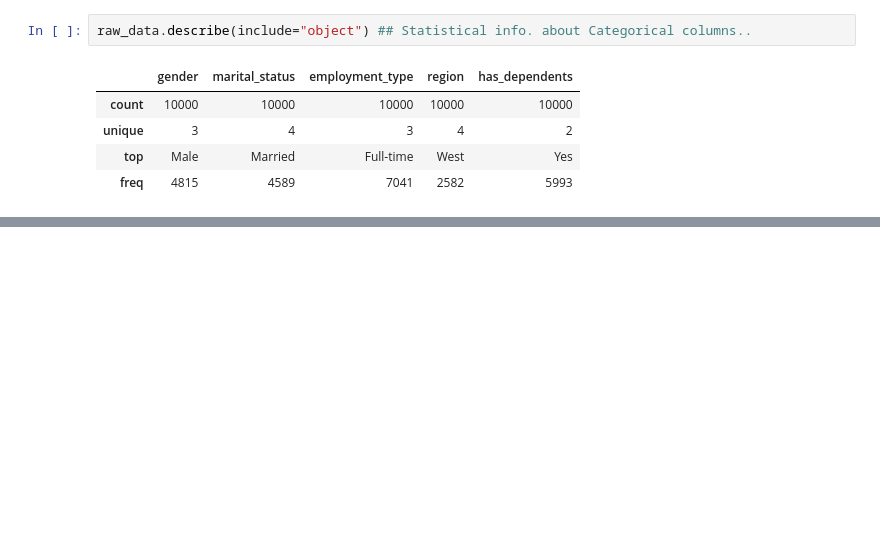
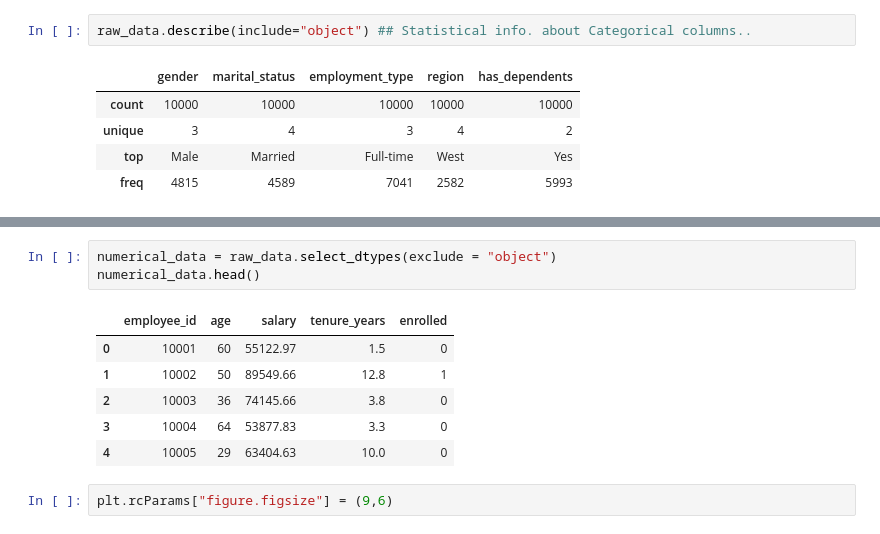
Before and after one commit to tharani001/Insurance-enrollment-prediction, a Jupyter notebook: notebooks/inference.ipynb, the cells around one changed output, grey strips where cells are left out. Cells and saved outputs as stored; diff of their text form; blank space fills up the shorter version.

```diff
--- a/notebooks/inference.ipynb
+++ b/notebooks/inference.ipynb
@@ -45,0 +116,12 @@ raw_data.describe(include="object") ## Statistical info. about Categorical colum
+# %%
+numerical_data = raw_data.select_dtypes(exclude = "object")
+numerical_data.head()
+# %% [output]
+|  | employee_id | age | salary | tenure_years | enrolled |
+| 0 | 10001 | 60 | 55122.97 | 1.5 | 0 |
+| 1 | 10002 | 50 | 89549.66 | 12.8 | 1 |
+| 2 | 10003 | 36 | 74145.66 | 3.8 | 0 |
+| 3 | 10004 | 64 | 53877.83 | 3.3 | 0 |
+| 4 | 10005 | 29 | 63404.63 | 10.0 | 0 |
+# %%
+plt.rcParams["figure.figsize"] = (9,6)
```
Also changed, not shown: parts of 14 cells of this notebook.
